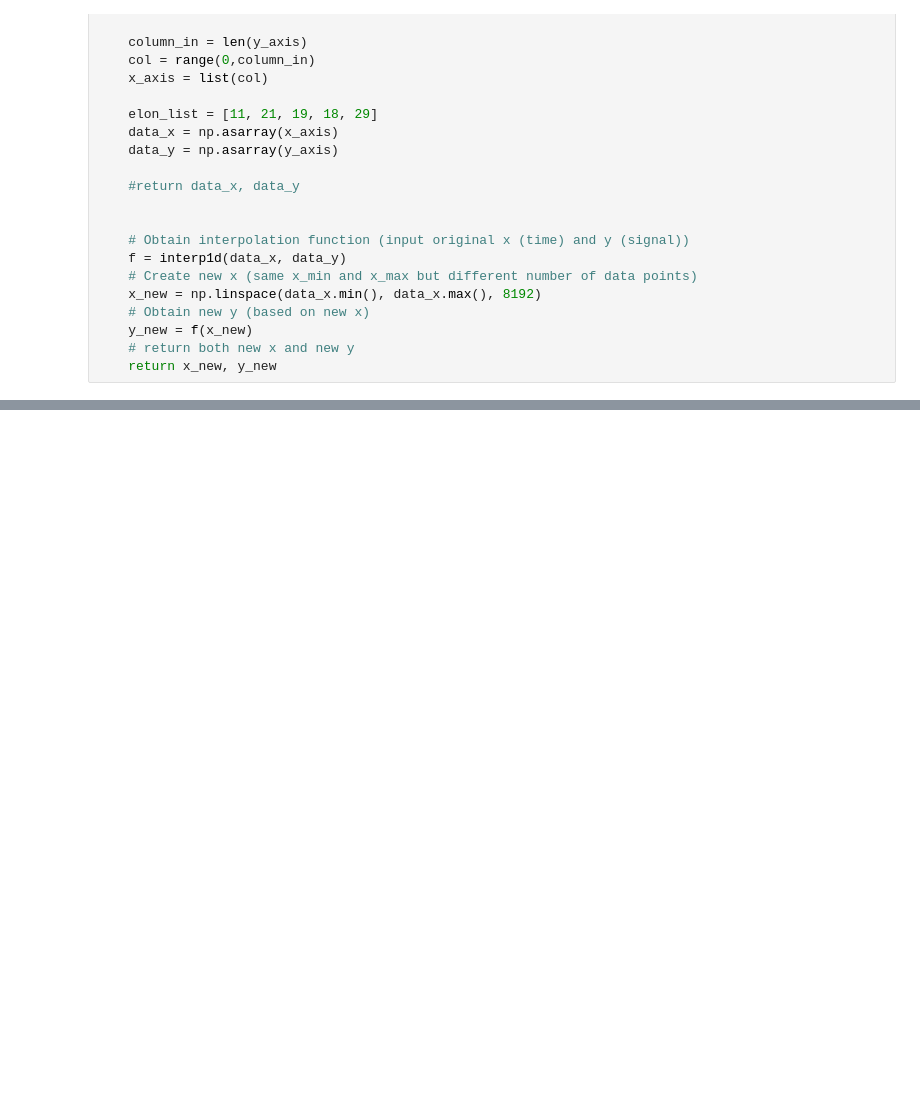
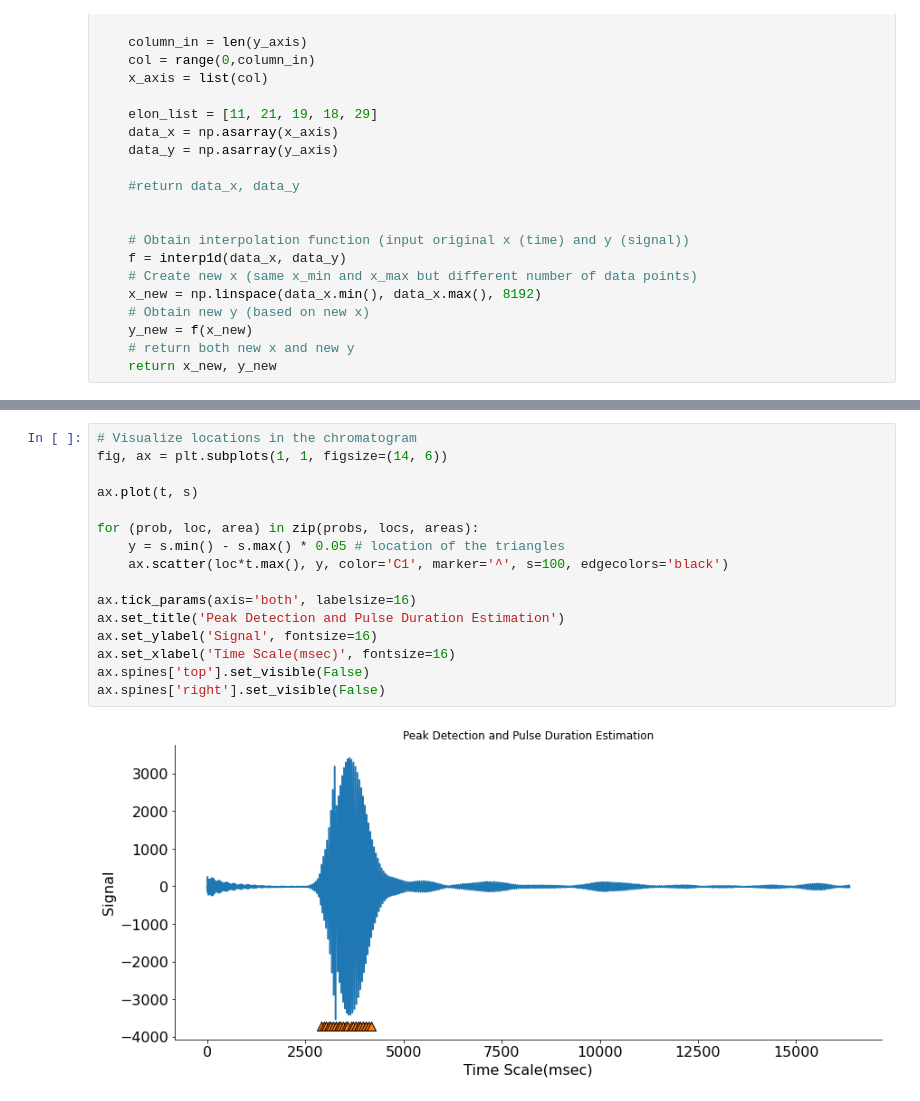
Before and after one commit to gauravhm96/Computational_Intelligence, a Jupyter notebook: peak-detection-peak-duration/notebook/Predict.ipynb, the cells around one changed output, grey strips where cells are left out. Saved outputs shown, nothing was run; the diff lists cells and outputs as text; blank space fills up the shorter version.

```diff
--- a/peak-detection-peak-duration/notebook/Predict.ipynb
+++ b/peak-detection-peak-duration/notebook/Predict.ipynb
@@ -116,0 +130,18 @@ ax.spines['right'].set_visible(False)
+# %%
+# Visualize locations in the chromatogram
+fig, ax = plt.subplots(1, 1, figsize=(14, 6))
+
+ax.plot(t, s)
+
+for (prob, loc, area) in zip(probs, locs, areas):
+    y = s.min() - s.max() * 0.05 # location of the triangles
+    ax.scatter(loc*t.max(), y, color='C1', marker='^', s=100, edgecolors='black')
+
+ax.tick_params(axis='both', labelsize=16)
+ax.set_title('Peak Detection and Pulse Duration Estimation')
+ax.set_ylabel('Signal', fontsize=16)
+ax.set_xlabel('Time Scale(msec)', fontsize=16)
+ax.spines['top'].set_visible(False)
+ax.spines['right'].set_visible(False)
+# %% [output]
+[figure, added]
```
Also changed, not shown: parts of 4 cells of this notebook, 2 other files.
